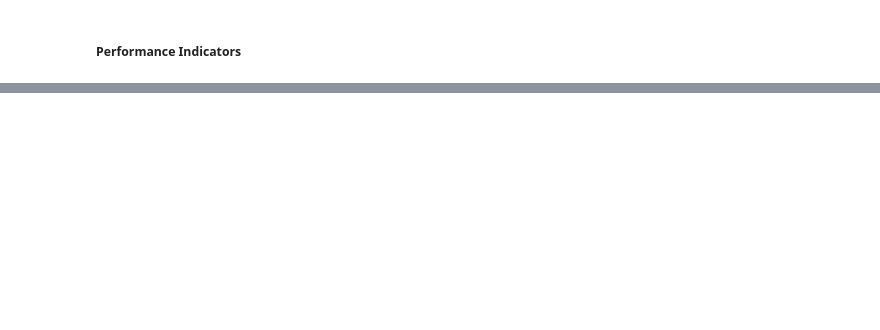
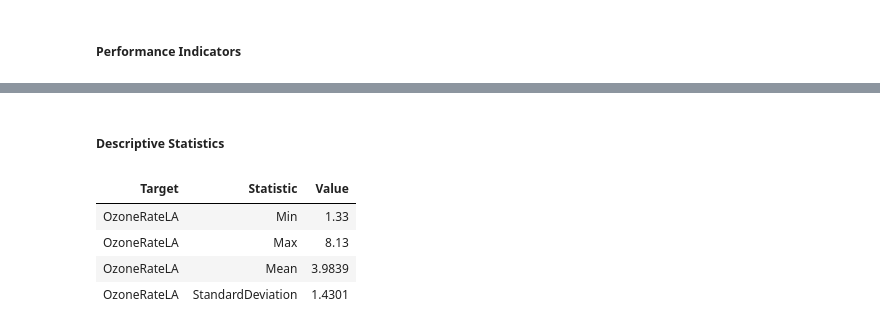
Before and after one commit to SAP-samples/hana-ml-samples, a Jupyter notebook: Python-API/apl/notebooks/HANA_ML_APL_TS_OZONE.ipynb, the cells around one changed output, grey strips where cells are left out. Drawn from its saved outputs; the diff is of its cells as text; code cells hidden in the pictures; blank space fills up the shorter version.

```diff
--- a/Python-API/apl/notebooks/HANA_ML_APL_TS_OZONE.ipynb
+++ b/Python-API/apl/notebooks/HANA_ML_APL_TS_OZONE.ipynb
@@ -78,0 +135,15 @@ df.style.hide_index()
+# %% [markdown]
+##### Descriptive Statistics
+# %%
+indicators_df = model.get_indicators().collect()
+df = indicators_df[(indicators_df.KEY!='CategoryFrequency') & (indicators_df.VARIABLE=='OzoneRateLA')].copy()
+df['VALUE'] = df['VALUE'].astype(float).round(4)
+df = df[['VARIABLE','KEY','VALUE']]
+df.columns = ['Target', 'Statistic','Value']
+df.style.hide_index()
+# %% [output]
+| Target | Statistic | Value |
+| OzoneRateLA | Min | 1.33 |
+| OzoneRateLA | Max | 8.13 |
+| OzoneRateLA | Mean | 3.9839 |
+| OzoneRateLA | StandardDeviation | 1.4301 |
```
Also changed, not shown: parts of 9 cells of this notebook.
